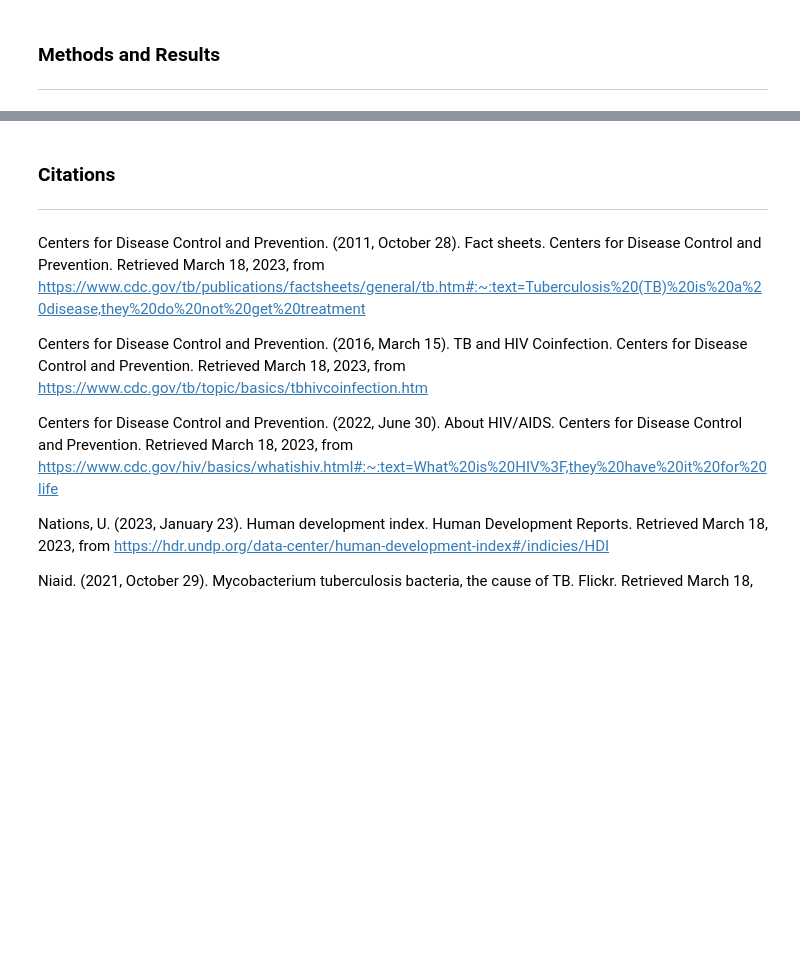
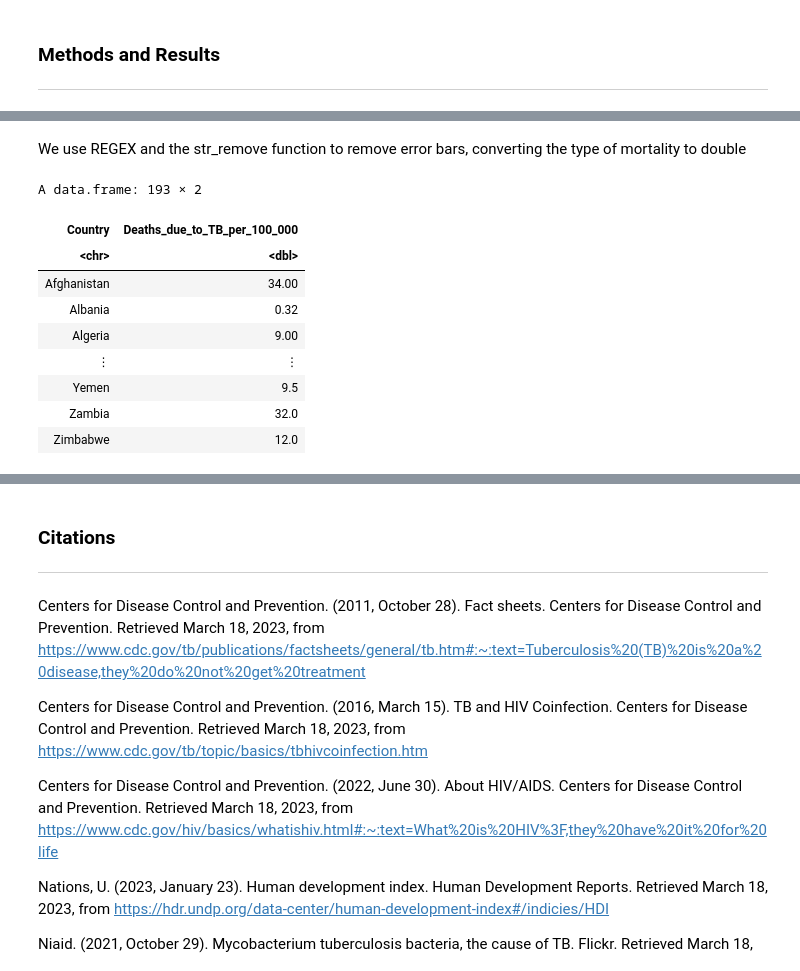
Before and after one commit to Remembria/Group-38-Project-Proposal, a Jupyter notebook: Group_38_Project_Report.ipynb, the cells around one changed output, grey strips where cells are left out. Saved outputs shown, nothing was run; the diff lists cells and outputs as text; code cells hidden in the pictures; blank space fills up the shorter version.

```diff
--- a/Group_38_Project_Report.ipynb
+++ b/Group_38_Project_Report.ipynb
@@ -29,0 +78,22 @@ To do so, this investigation we will consider the spread of TB against
+# %% [markdown]
+We use REGEX and the str_remove function to remove error bars, converting the type of mortality to double
+# %%
+tb_df <- tb_df %>%
+    # Removing all error bars with " \\[.*\\]" in regex, and all spaces with str_remove_all(..., " ")
+    mutate(Deaths_due_to_TB_per_100_000 = str_remove_all(str_remove(Deaths_due_to_TB_per_100_000, " \\[.*\\]"), " ")) %>%
+    # Converting the column to be of type double
+    mutate(Deaths_due_to_TB_per_100_000 = as.double(Deaths_due_to_TB_per_100_000)) %>%
+    # NA values removed for safety
+    filter(!is.na(Deaths_due_to_TB_per_100_000))
+tb_df
+# %% [output]
+A data.frame: 193 × 2
+| Country | Deaths_due_to_TB_per_100_000 |
+| <chr> | <dbl> |
+| Afghanistan | 34.00 |
+| Albania | 0.32 |
+| Algeria | 9.00 |
+| ⋮ | ⋮ |
+| Yemen | 9.5 |
+| Zambia | 32.0 |
+| Zimbabwe | 12.0 |
```
Also changed, not shown: parts of 25 cells of this notebook.
